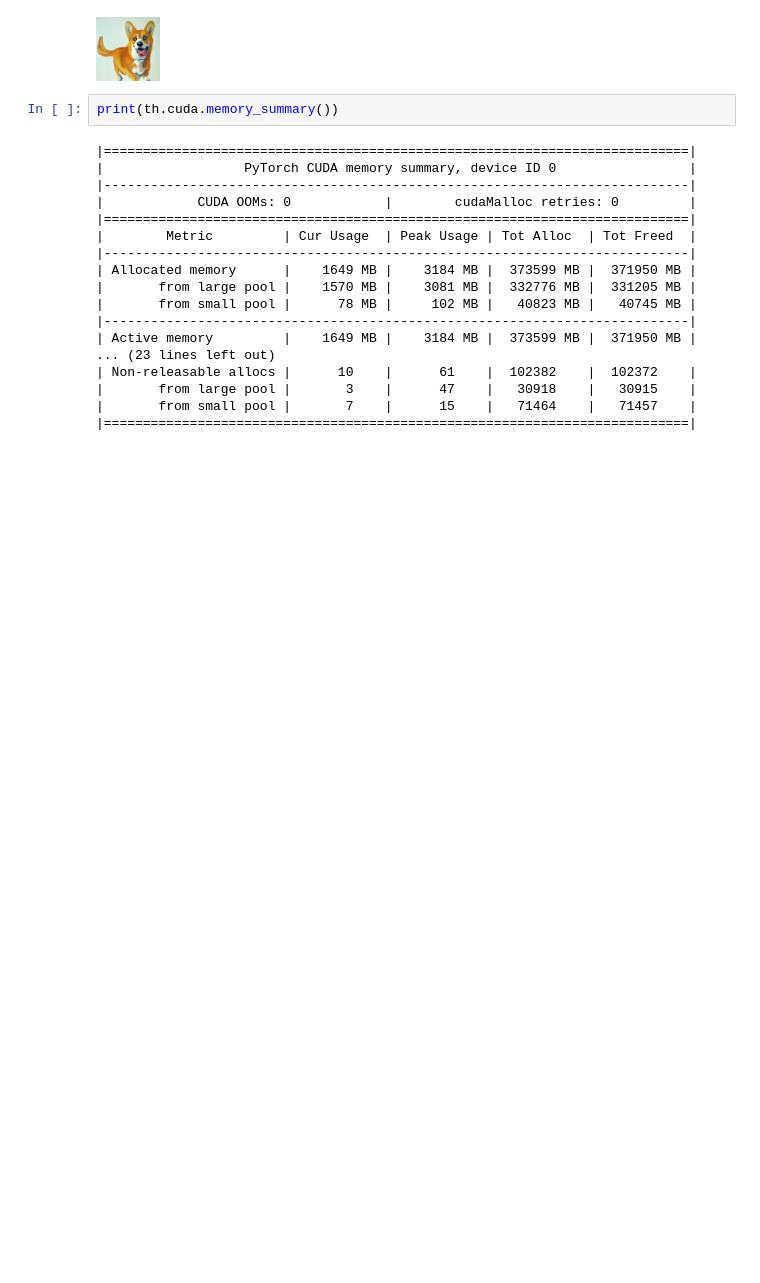
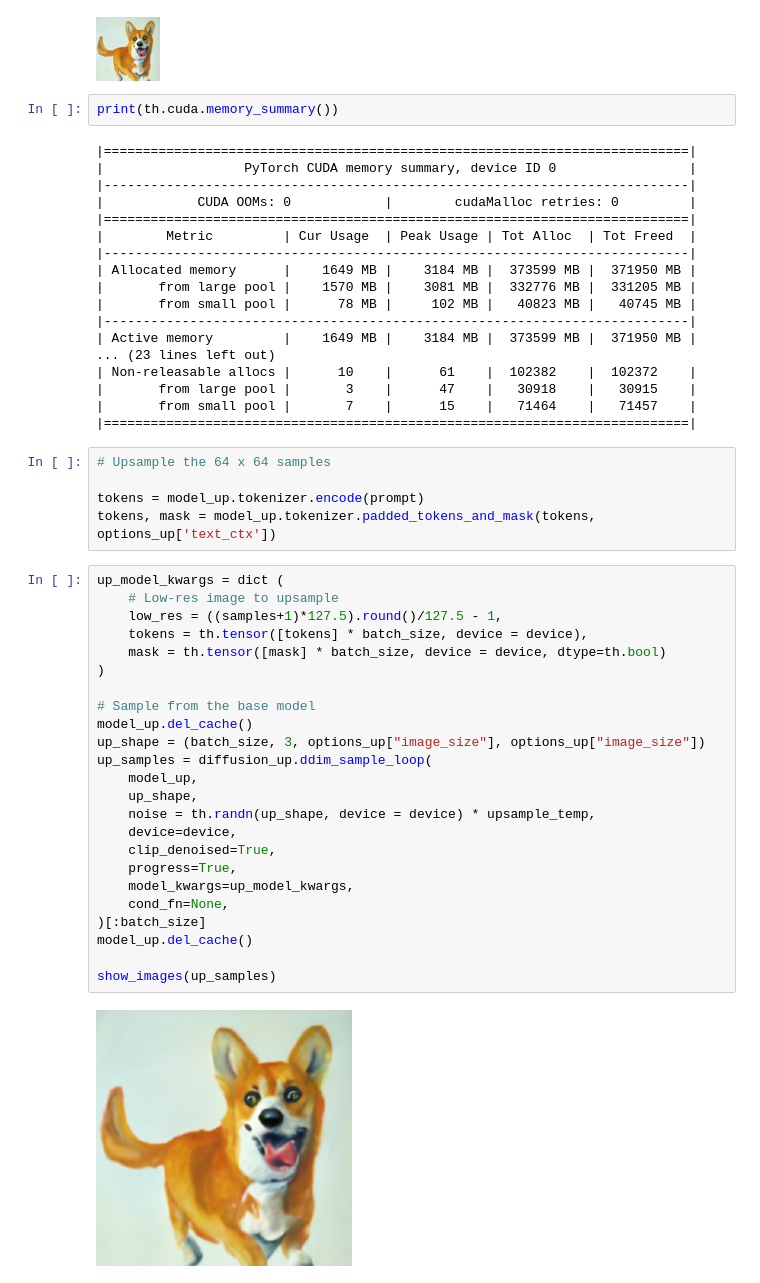
Before and after one commit to bookRa/copilot_glide, a Jupyter notebook: explore.ipynb, the cells around one changed output. Cells and saved outputs as stored; diff of their text form; blank space fills up the shorter version.

```diff
--- a/explore.ipynb
+++ b/explore.ipynb
@@ -298,3 +298,34 @@ print(th.cuda.memory_summary())
 |       from large pool |       3    |      47    |   30918    |   30915    |
 |       from small pool |       7    |      15    |   71464    |   71457    |
 |===========================================================================|
+# %%
+# Upsample the 64 x 64 samples
+
+tokens = model_up.tokenizer.encode(prompt)
+tokens, mask = model_up.tokenizer.padded_tokens_and_mask(tokens, options_up['text_ctx'])
+# %%
+up_model_kwargs = dict (
+    # Low-res image to upsample
+    low_res = ((samples+1)*127.5).round()/127.5 - 1,
+    tokens = th.tensor([tokens] * batch_size, device = device),
+    mask = th.tensor([mask] * batch_size, device = device, dtype=th.bool)
+)
+
+# Sample from the base model
+model_up.del_cache()
+up_shape = (batch_size, 3, options_up["image_size"], options_up["image_size"])
+up_samples = diffusion_up.ddim_sample_loop(
+    model_up,
+    up_shape,
+    noise = th.randn(up_shape, device = device) * upsample_temp,
+    device=device,
+    clip_denoised=True,
+    progress=True,
+    model_kwargs=up_model_kwargs,
+    cond_fn=None,
+)[:batch_size]
+model_up.del_cache()
+
+show_images(up_samples)
+# %% [output]
+[figure, added]
```
Also changed, not shown: parts of 1 cell of this notebook.
